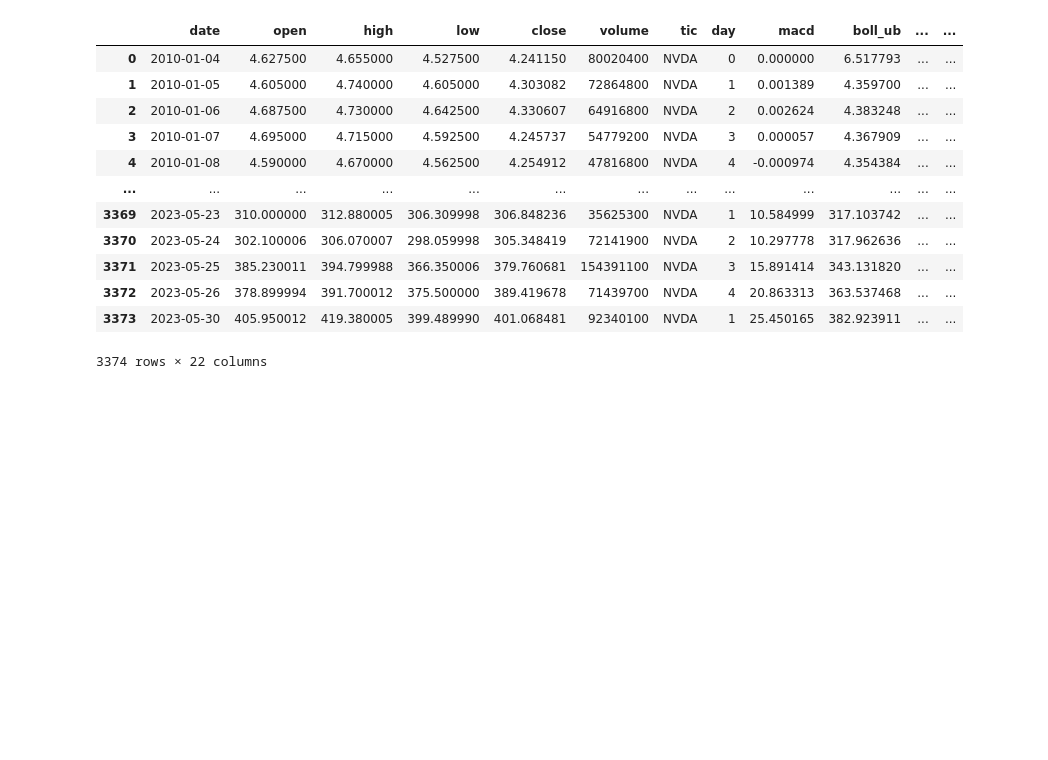
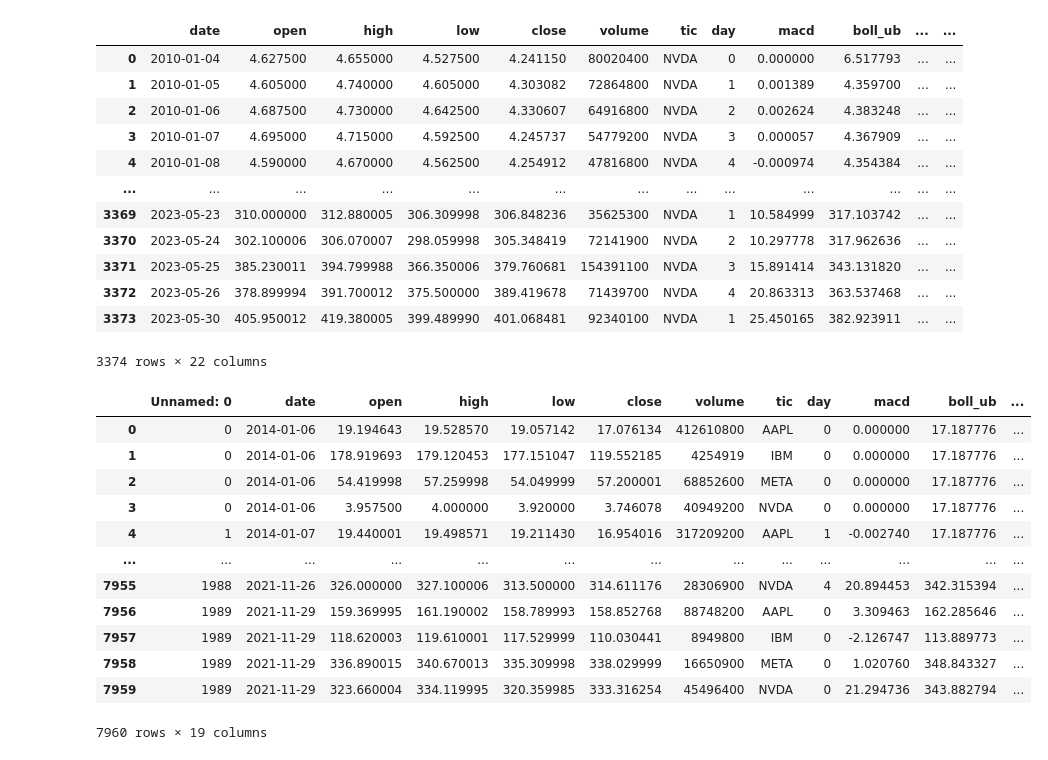
Before and after one commit to nickandbro/CS7643-Deep-RL-for-Finance, a Jupyter notebook: notebooks/fin_rl_demo.ipynb, the cells around one changed output. Saved outputs shown, nothing was run; the diff lists cells and outputs as text; code cells hidden in the pictures; blank space fills up the shorter version.

```diff
--- a/notebooks/fin_rl_demo.ipynb
+++ b/notebooks/fin_rl_demo.ipynb
@@ -654,3 +693,21 @@ nvda_df
 # %%
 # ts_data = get_time_series_data(symbol="NVDA", interval="30min", key=API_KEY, function="TIME_SERIES_INTRADAY")
 # pd.DataFrame(ts_data["Time Series (30min)"]).T
+# %%
+df = pd.read_csv("/Users/taylorlast/OMSCS/DL/CS7643-Deep-RL-for-Finance/data/baseline_data_large_cap_no_fundamentals.csv")
+# %%
+df
+# %% [output]
+|  | Unnamed: 0 | date | open | high | low | close | volume | tic | day | macd | boll_ub | ... |
+| 0 | 0 | 2014-01-06 | 19.194643 | 19.528570 | 19.057142 | 17.076134 | 412610800 | AAPL | 0 | 0.000000 | 17.187776 | ... |
+| 1 | 0 | 2014-01-06 | 178.919693 | 179.120453 | 177.151047 | 119.552185 | 4254919 | IBM | 0 | 0.000000 | 17.187776 | ... |
+| 2 | 0 | 2014-01-06 | 54.419998 | 57.259998 | 54.049999 | 57.200001 | 68852600 | META | 0 | 0.000000 | 17.187776 | ... |
+| 3 | 0 | 2014-01-06 | 3.957500 | 4.000000 | 3.920000 | 3.746078 | 40949200 | NVDA | 0 | 0.000000 | 17.187776 | ... |
+| 4 | 1 | 2014-01-07 | 19.440001 | 19.498571 | 19.211430 | 16.954016 | 317209200 | AAPL | 1 | -0.002740 | 17.187776 | ... |
+| ... | ... | ... | ... | ... | ... | ... | ... | ... | ... | ... | ... | ... |
+| 7955 | 1988 | 2021-11-26 | 326.000000 | 327.100006 | 313.500000 | 314.611176 | 28306900 | NVDA | 4 | 20.894453 | 342.315394 | ... |
+| 7956 | 1989 | 2021-11-29 | 159.369995 | 161.190002 | 158.789993 | 158.852768 | 88748200 | AAPL | 0 | 3.309463 | 162.285646 | ... |
+| 7957 | 1989 | 2021-11-29 | 118.620003 | 119.610001 | 117.529999 | 110.030441 | 8949800 | IBM | 0 | -2.126747 | 113.889773 | ... |
+| 7958 | 1989 | 2021-11-29 | 336.890015 | 340.670013 | 335.309998 | 338.029999 | 16650900 | META | 0 | 1.020760 | 348.843327 | ... |
+| 7959 | 1989 | 2021-11-29 | 323.660004 | 334.119995 | 320.359985 | 333.316254 | 45496400 | NVDA | 0 | 21.294736 | 343.882794 | ... |
+7960 rows × 19 columns
```
Also changed, not shown: parts of 4 cells of this notebook, 8 other files.
